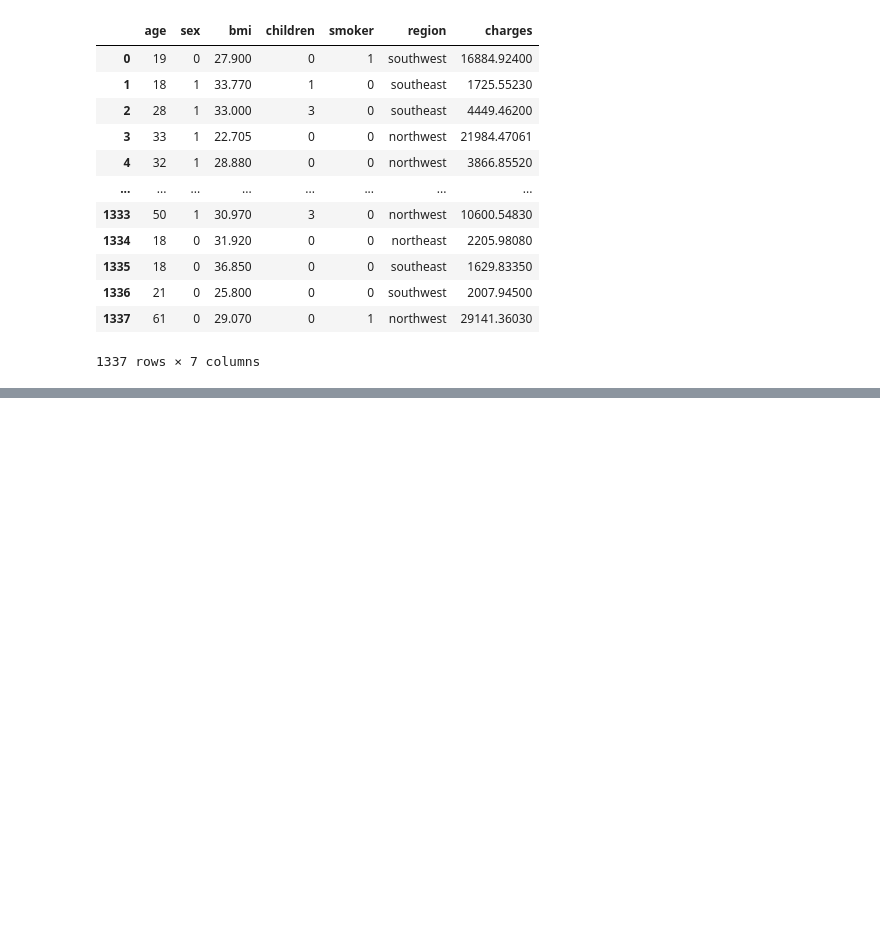
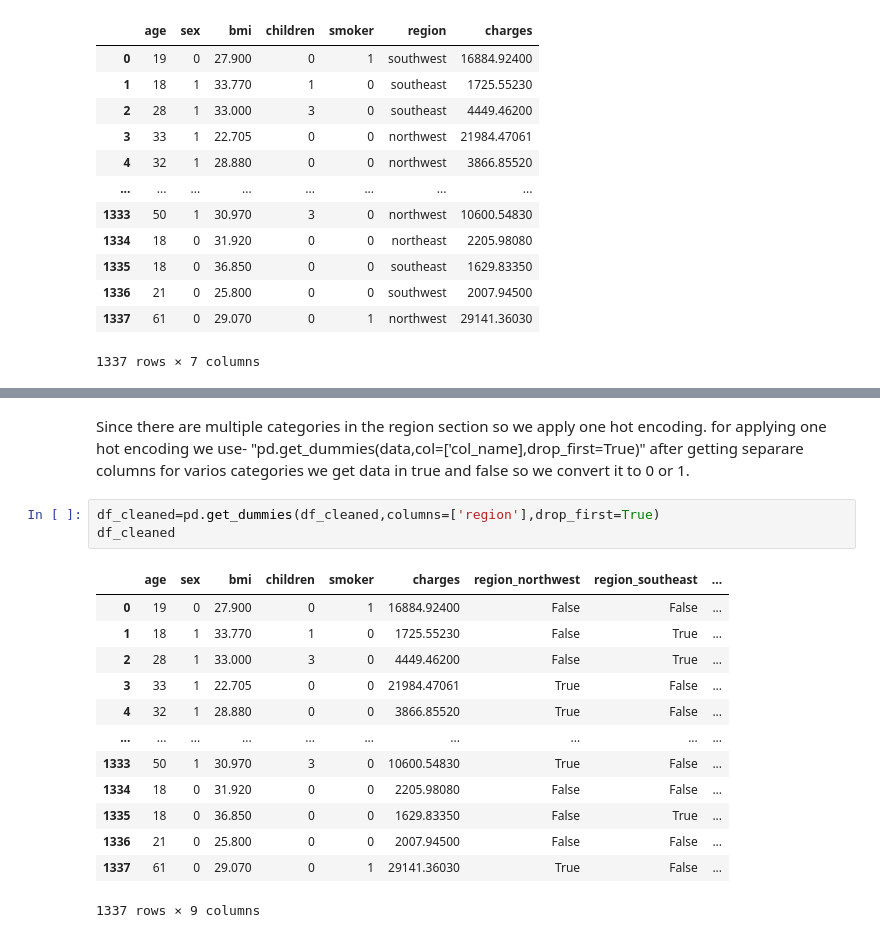
Before and after one commit to AyushamMishra/Project_1, a Jupyter notebook: insurance.ipynb, the cells around one changed output, grey strips where cells are left out. Cells and saved outputs as stored; diff of their text form; blank space fills up the shorter version.

```diff
--- a/insurance.ipynb
+++ b/insurance.ipynb
@@ -247,0 +257,21 @@ df_cleaned
+# %% [markdown]
+Since there are multiple categories in the region section so we apply one hot encoding.
+for applying one hot encoding we use- "pd.get_dummies(data,col=['col_name],drop_first=True)"
+after getting separare columns for varios categories we get data in true and false so we convert it to 0 or 1.
+# %%
+df_cleaned=pd.get_dummies(df_cleaned,columns=['region'],drop_first=True)
+df_cleaned
+# %% [output]
+|  | age | sex | bmi | children | smoker | charges | region_northwest | region_southeast | ... |
+| 0 | 19 | 0 | 27.900 | 0 | 1 | 16884.92400 | False | False | ... |
+| 1 | 18 | 1 | 33.770 | 1 | 0 | 1725.55230 | False | True | ... |
+| 2 | 28 | 1 | 33.000 | 3 | 0 | 4449.46200 | False | True | ... |
+| 3 | 33 | 1 | 22.705 | 0 | 0 | 21984.47061 | True | False | ... |
+| 4 | 32 | 1 | 28.880 | 0 | 0 | 3866.85520 | True | False | ... |
+| ... | ... | ... | ... | ... | ... | ... | ... | ... | ... |
+| 1333 | 50 | 1 | 30.970 | 3 | 0 | 10600.54830 | True | False | ... |
+| 1334 | 18 | 0 | 31.920 | 0 | 0 | 2205.98080 | False | False | ... |
+| 1335 | 18 | 0 | 36.850 | 0 | 0 | 1629.83350 | False | True | ... |
+| 1336 | 21 | 0 | 25.800 | 0 | 0 | 2007.94500 | False | False | ... |
+| 1337 | 61 | 0 | 29.070 | 0 | 1 | 29141.36030 | True | False | ... |
+1337 rows × 9 columns
```
Also changed, not shown: parts of 12 cells of this notebook.
